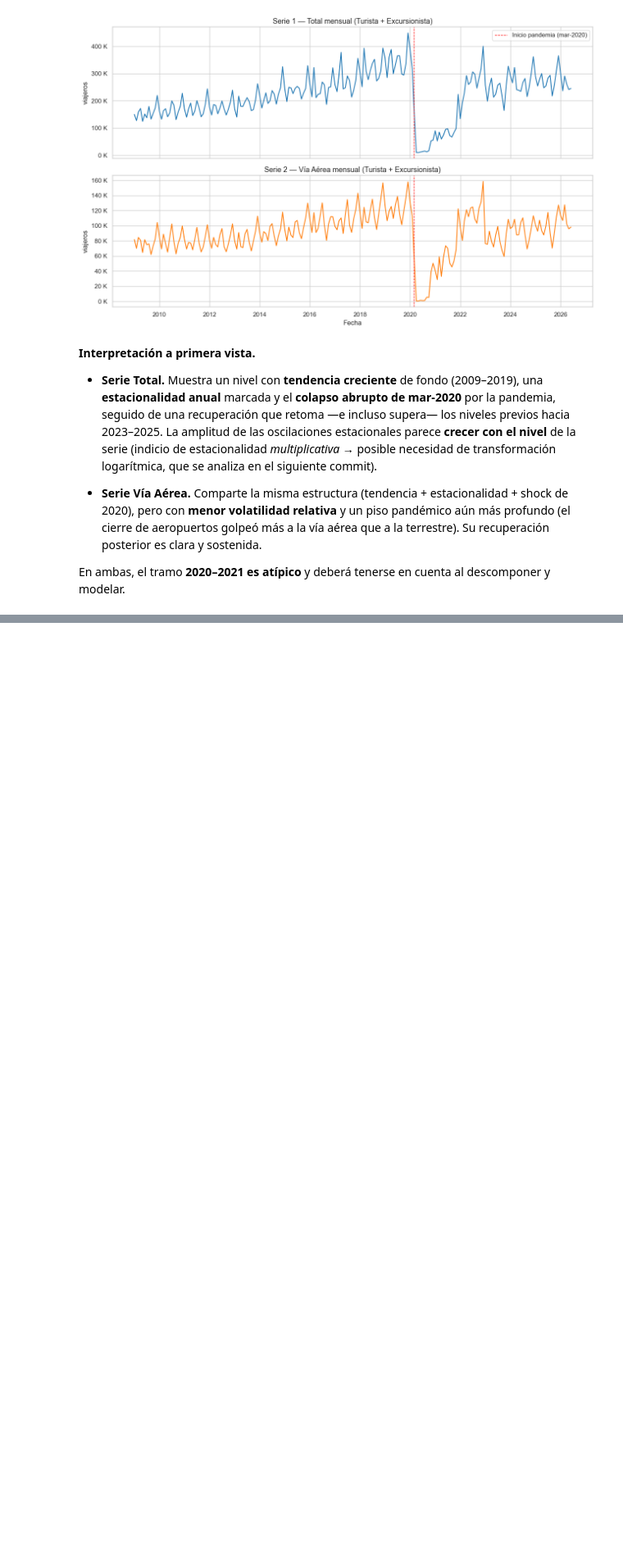
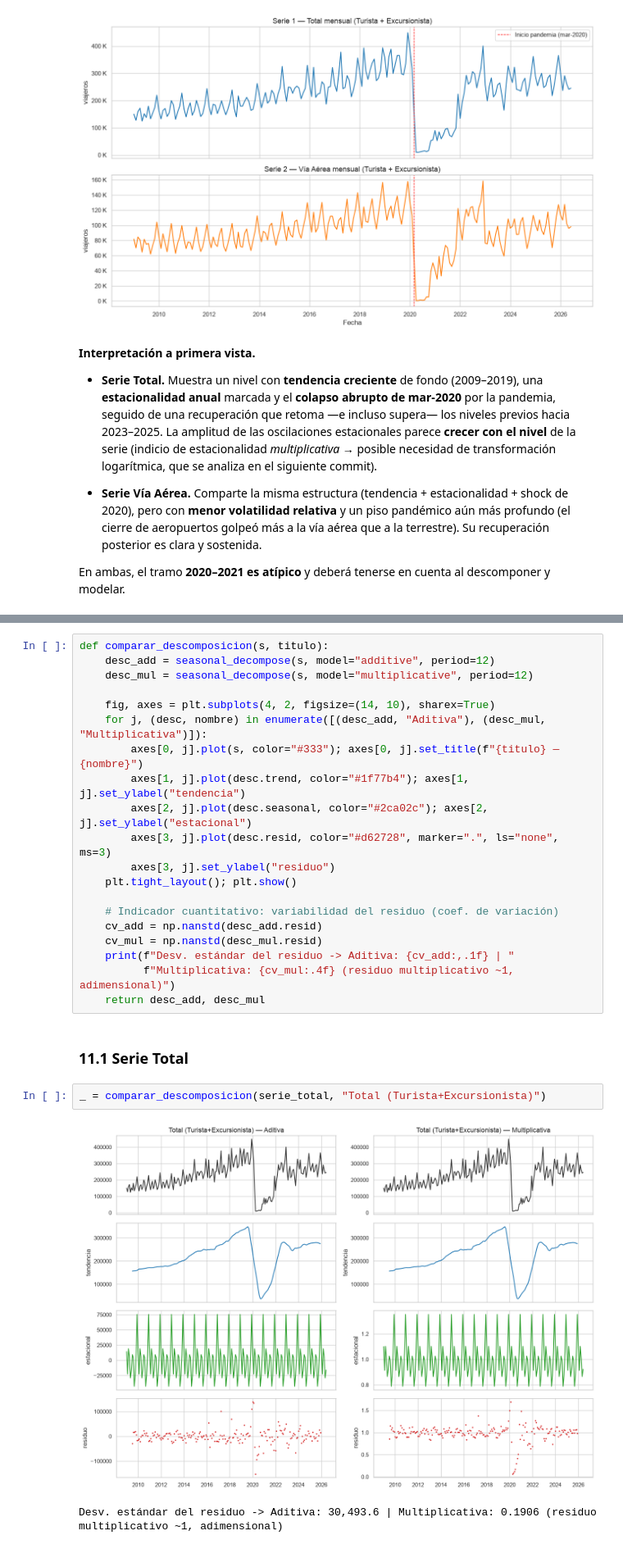
Before and after one commit to nicoCT04/Lab1DataScience, a Jupyter notebook: Lab1_Series_Tiempo.ipynb, the cells around one changed output, grey strips where cells are left out. Shown at 82% size. Saved outputs shown, nothing was run; the diff lists cells and outputs as text; blank space fills up the shorter version.

Commit message:
descomposicion

```diff
--- a/Lab1_Series_Tiempo.ipynb
+++ b/Lab1_Series_Tiempo.ipynb
@@ -585,0 +595,27 @@ En ambas, el tramo **2020–2021 es atípico** y deberá tenerse en cuenta al de
+# %%
+def comparar_descomposicion(s, titulo):
+    desc_add = seasonal_decompose(s, model="additive", period=12)
+    desc_mul = seasonal_decompose(s, model="multiplicative", period=12)
+
+    fig, axes = plt.subplots(4, 2, figsize=(14, 10), sharex=True)
+    for j, (desc, nombre) in enumerate([(desc_add, "Aditiva"), (desc_mul, "Multiplicativa")]):
+        axes[0, j].plot(s, color="#333"); axes[0, j].set_title(f"{titulo} — {nombre}")
+        axes[1, j].plot(desc.trend, color="#1f77b4"); axes[1, j].set_ylabel("tendencia")
+        axes[2, j].plot(desc.seasonal, color="#2ca02c"); axes[2, j].set_ylabel("estacional")
+        axes[3, j].plot(desc.resid, color="#d62728", marker=".", ls="none", ms=3)
+        axes[3, j].set_ylabel("residuo")
+    plt.tight_layout(); plt.show()
+
+    # Indicador cuantitativo: variabilidad del residuo (coef. de variación)
+    cv_add = np.nanstd(desc_add.resid)
+    cv_mul = np.nanstd(desc_mul.resid)
+    print(f"Desv. estándar del residuo -> Aditiva: {cv_add:,.1f} | "
+          f"Multiplicativa: {cv_mul:.4f} (residuo multiplicativo ~1, adimensional)")
+    return desc_add, desc_mul
+# %% [markdown]
+### 11.1 Serie Total
+# %%
+_ = comparar_descomposicion(serie_total, "Total (Turista+Excursionista)")
+# %% [output]
+[figure, added]
+Desv. estándar del residuo -> Aditiva: 30,493.6 | Multiplicativa: 0.1906 (residuo multiplicativo ~1, adimensional)
```
Also changed, not shown: parts of 14 cells of this notebook.
